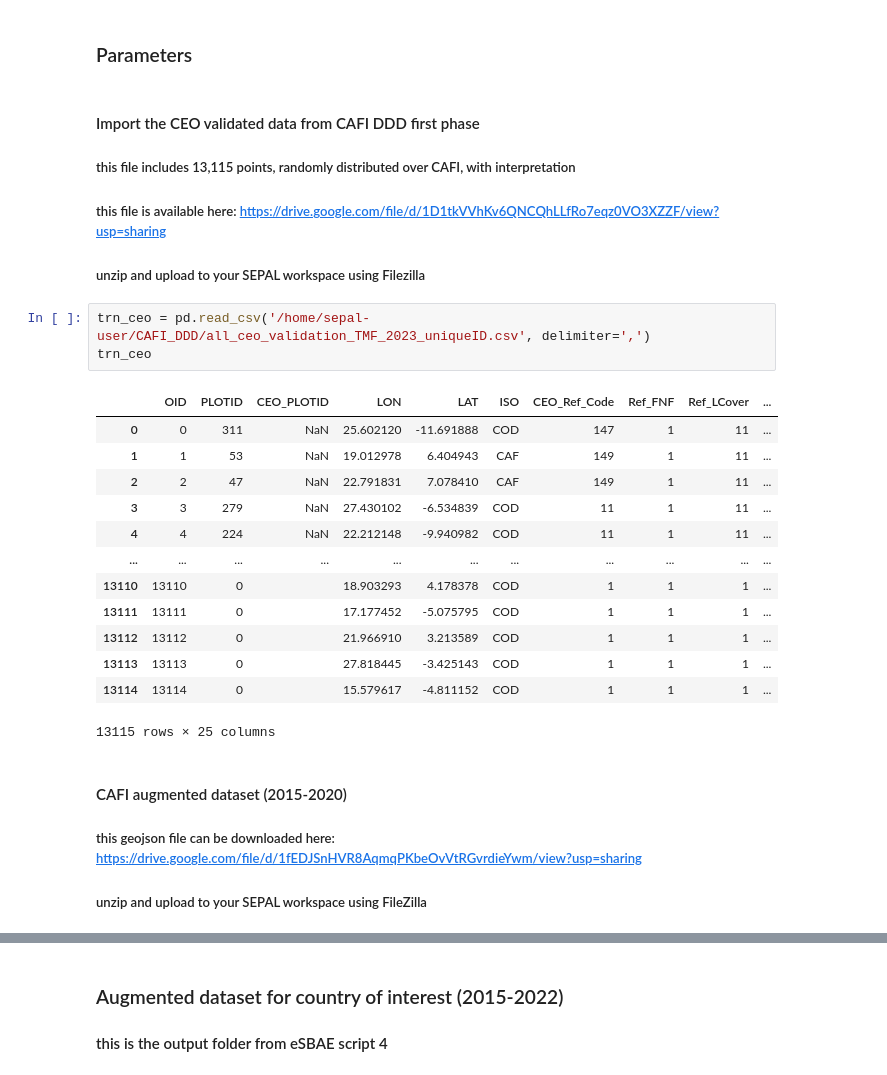
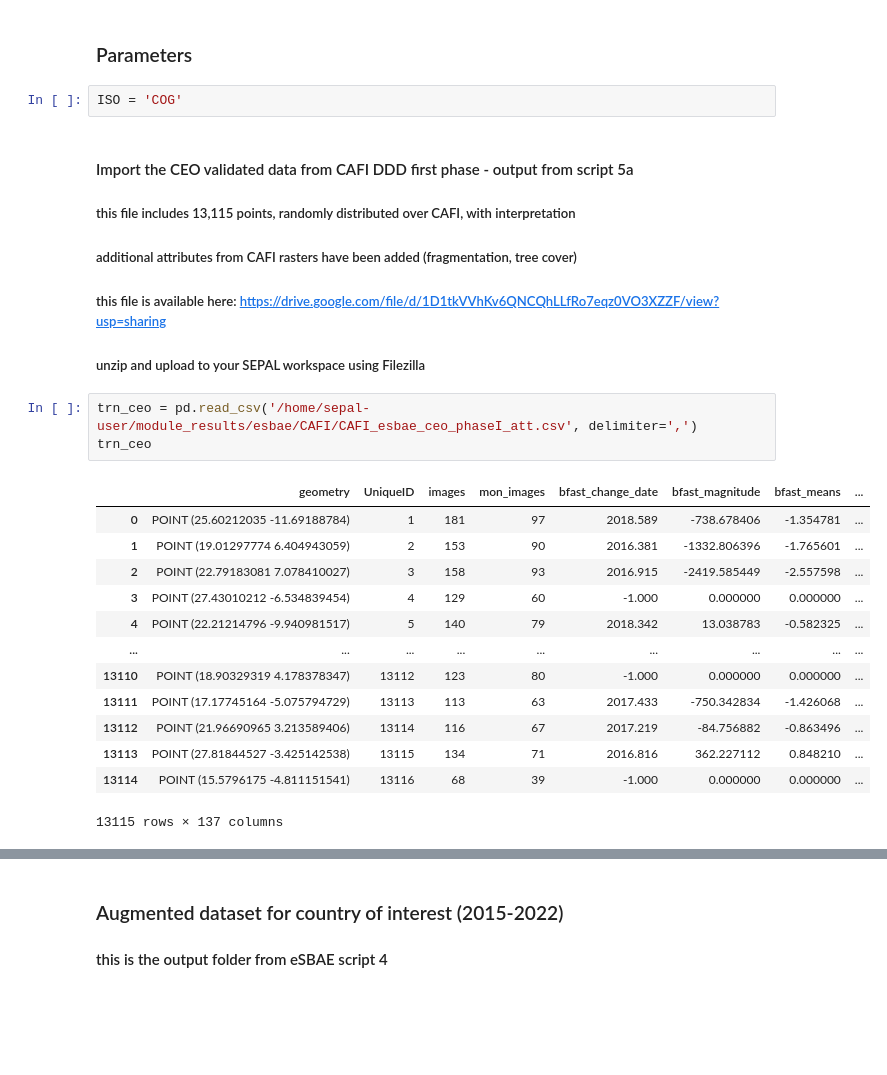
Before and after one commit to aurelgrooves/CAFI_DDD, a Jupyter notebook: esbae_05b_supervised_w_CAFI_data.ipynb, the cells around one changed output, grey strips where cells are left out. Drawn from its saved outputs; the diff is of its cells as text; blank space fills up the shorter version.

Commit message:
updates to column names

```diff
--- a/esbae_05b_supervised_w_CAFI_data.ipynb
+++ b/esbae_05b_supervised_w_CAFI_data.ipynb
@@ -31,29 +31,28 @@ import matplotlib.pyplot as plt
 from shapely.geometry import Point
 # %% [markdown]
 ### Parameters
+# %%
+ISO = 'COG'
 # %% [markdown]
-#### Import the CEO validated data from CAFI DDD first phase
+#### Import the CEO validated data from CAFI DDD first phase - output from script 5a
 ##### this file includes 13,115 points, randomly distributed over CAFI, with interpretation
+##### additional attributes from CAFI rasters have been added (fragmentation, tree cover)
 ##### this file is available here: https://drive.google.com/file/d/1D1tkVVhKv6QNCQhLLfRo7eqz0VO3XZZF/view?usp=sharing
 ##### unzip and upload to your SEPAL workspace using Filezilla
 # %%
-trn_ceo = pd.read_csv('/home/sepal-user/CAFI_DDD/all_ceo_validation_TMF_2023_uniqueID.csv', delimiter=',')
+trn_ceo = pd.read_csv('/home/sepal-user/module_results/esbae/CAFI/CAFI_esbae_ceo_phaseI_att.csv', delimiter=',')
 trn_ceo
 # %% [output]
-|  | OID | PLOTID | CEO_PLOTID | LON | LAT | ISO | CEO_Ref_Code | Ref_FNF | Ref_LCover | ... |
-| 0 | 0 | 311 | NaN | 25.602120 | -11.691888 | COD | 147 | 1 | 11 | ... |
-| 1 | 1 | 53 | NaN | 19.012978 | 6.404943 | CAF | 149 | 1 | 11 | ... |
-| 2 | 2 | 47 | NaN | 22.791831 | 7.078410 | CAF | 149 | 1 | 11 | ... |
-| 3 | 3 | 279 | NaN | 27.430102 | -6.534839 | COD | 11 | 1 | 11 | ... |
-| 4 | 4 | 224 | NaN | 22.212148 | -9.940982 | COD | 11 | 1 | 11 | ... |
-| ... | ... | ... | ... | ... | ... | ... | ... | ... | ... | ... |
-| 13110 | 13110 | 0 |  | 18.903293 | 4.178378 | COD | 1 | 1 | 1 | ... |
-| 13111 | 13111 | 0 |  | 17.177452 | -5.075795 | COD | 1 | 1 | 1 | ... |
-| 13112 | 13112 | 0 |  | 21.966910 | 3.213589 | COD | 1 | 1 | 1 | ... |
-| 13113 | 13113 | 0 |  | 27.818445 | -3.425143 | COD | 1 | 1 | 1 | ... |
-| 13114 | 13114 | 0 |  | 15.579617 | -4.811152 | COD | 1 | 1 | 1 | ... |
+|  | geometry | UniqueID | images | mon_images | bfast_change_date | bfast_magnitude | bfast_means | ... |
+| 0 | POINT (25.60212035 -11.69188784) | 1 | 181 | 97 | 2018.589 | -738.678406 | -1.354781 | ... |
+| 1 | POINT (19.01297774 6.404943059) | 2 | 153 | 90 | 2016.381 | -1332.806396 | -1.765601 | ... |
+| 2 | POINT (22.79183081 7.078410027) | 3 | 158 | 93 | 2016.915 | -2419.585449 | -2.557598 | ... |
+| 3 | POINT (27.43010212 -6.534839454) | 4 | 129 | 60 | -1.000 | 0.000000 | 0.000000 | ... |
+| 4 | POINT (22.21214796 -9.940981517) | 5 | 140 | 79 | 2018.342 | 13.038783 | -0.582325 | ... |
+| ... | ... | ... | ... | ... | ... | ... | ... | ... |
+| 13110 | POINT (18.90329319 4.178378347) | 13112 | 123 | 80 | -1.000 | 0.000000 | 0.000000 | ... |
+| 13111 | POINT (17.17745164 -5.075794729) | 13113 | 113 | 63 | 2017.433 | -750.342834 | -1.426068 | ... |
+| 13112 | POINT (21.96690965 3.213589406) | 13114 | 116 | 67 | 2017.219 | -84.756882 | -0.863496 | ... |
+| 13113 | POINT (27.81844527 -3.425142538) | 13115 | 134 | 71 | 2016.816 | 362.227112 | 0.848210 | ... |
+| 13114 | POINT (15.5796175 -4.811151541) | 13116 | 68 | 39 | -1.000 | 0.000000 | 0.000000 | ... |
-13115 rows × 25 columns
+13115 rows × 137 columns
-# %% [markdown]
-#### CAFI augmented dataset (2015-2020)
-##### this geojson file can be downloaded here: https://drive.google.com/file/d/1fEDJSnHVR8AqmqPKbeOvVtRGvrdieYwm/view?usp=sharing
-##### unzip and upload to your SEPAL workspace using FileZilla
```
Also changed, not shown: parts of 82 cells of this notebook, 4 other files.
